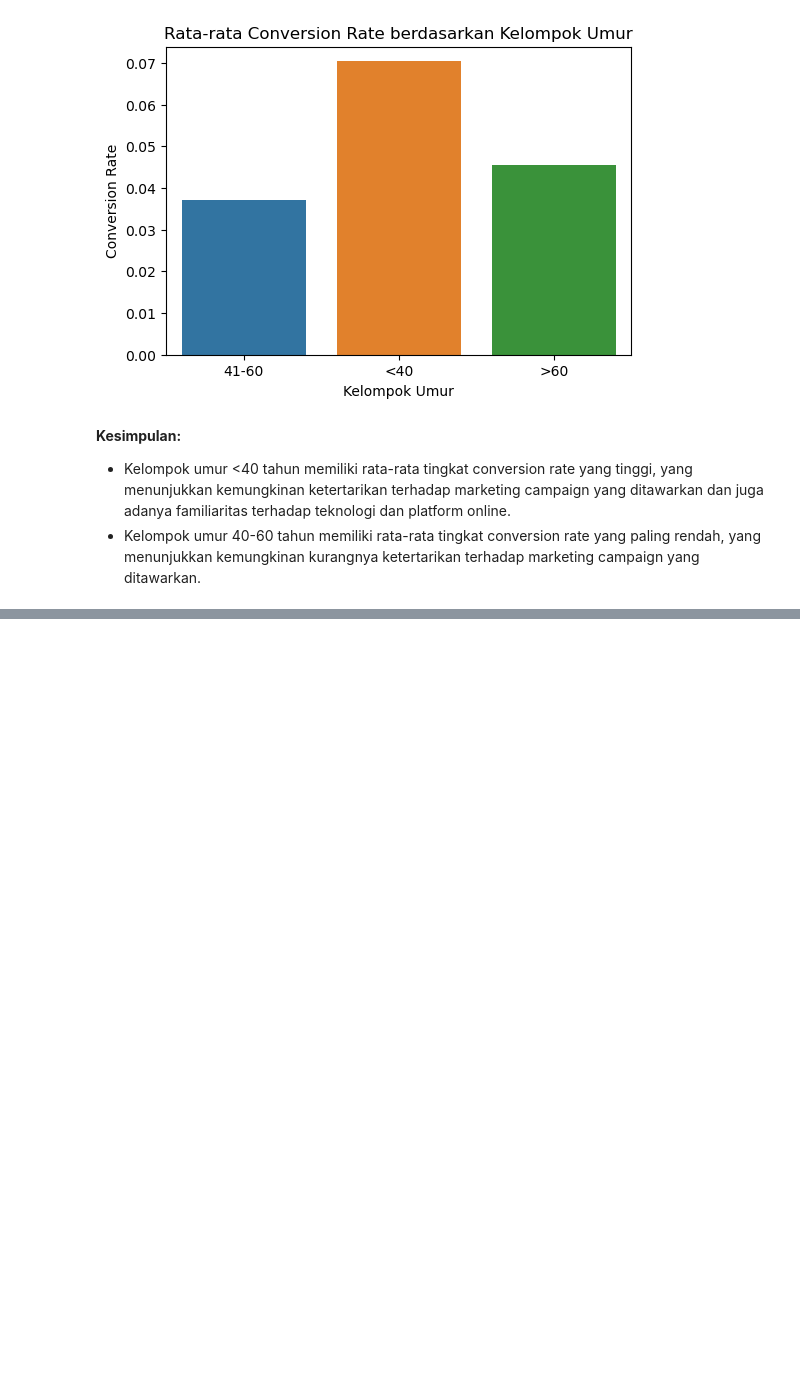
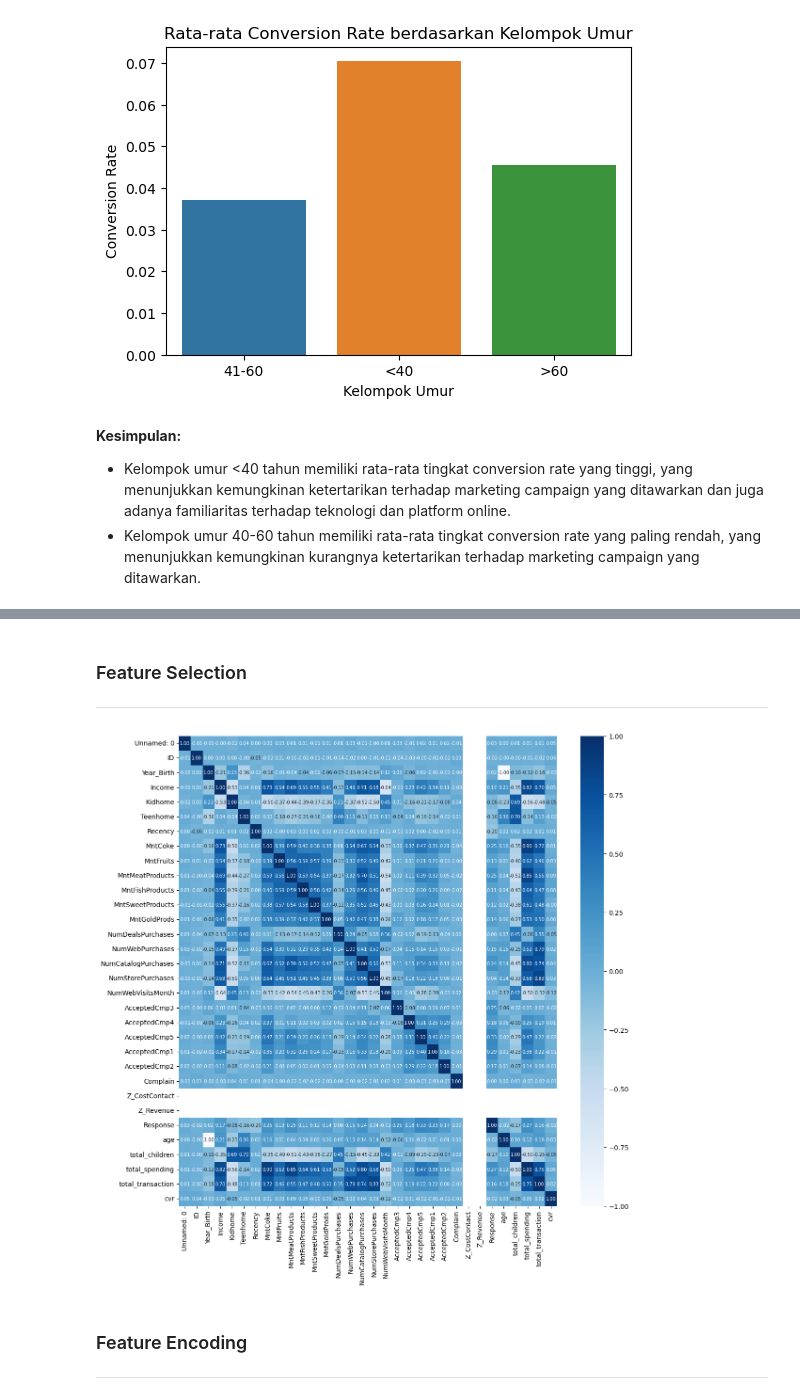
Before and after one commit to regitafif/MP3_CustomerPersonality, a Jupyter notebook: predict_customer_personality.ipynb, the cells around one changed output, grey strips where cells are left out. Cells and saved outputs as stored; diff of their text form; code cells hidden in the pictures; blank space fills up the shorter version.

```diff
--- a/predict_customer_personality.ipynb
+++ b/predict_customer_personality.ipynb
@@ -106,0 +237,10 @@ plt.show()
+# %% [markdown]
+### Feature Selection
+---
+# %%
+plt.figure(figsize=(12, 12))  # Increase the figure size further
+heatmap = sns.heatmap(df2[nums].corr(), cmap='Blues', annot=True, fmt='.2f', annot_kws={"size": 7})
+plt.tight_layout()
+plt.show()
+# %% [output]
+[figure, added]
@@ -106,0 +249,3 @@ plt.show()
+# %% [markdown]
+### Feature Encoding
+---
```
Also changed, not shown: parts of 29 cells of this notebook.
